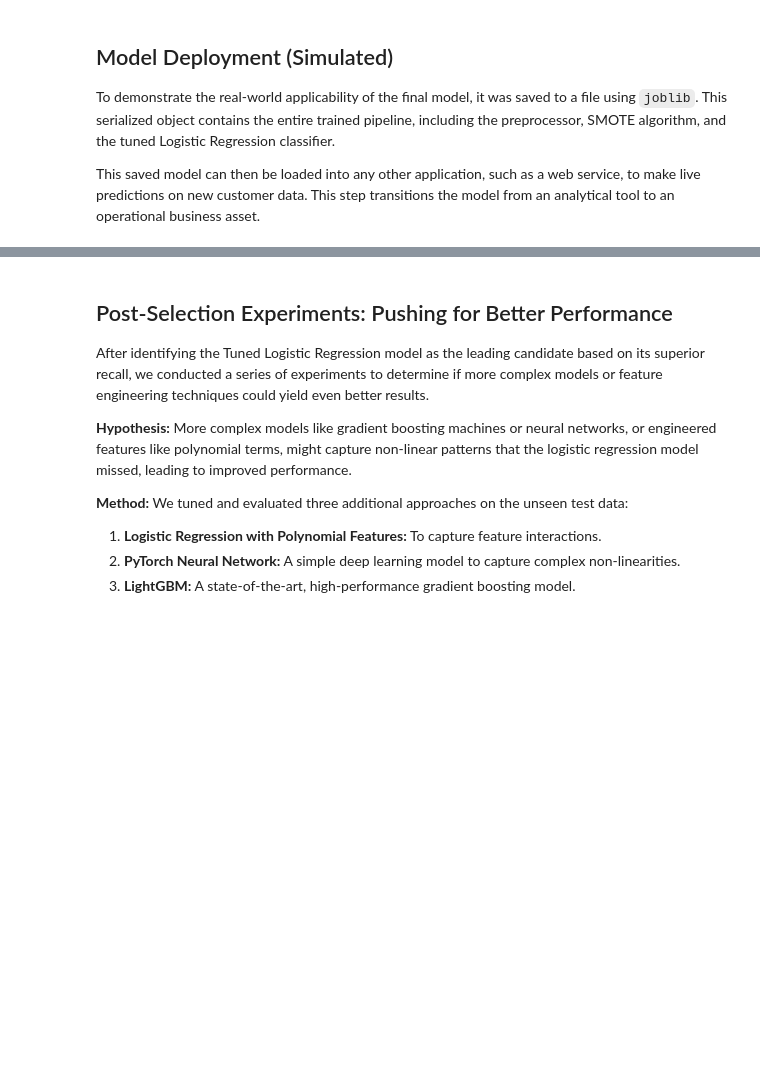
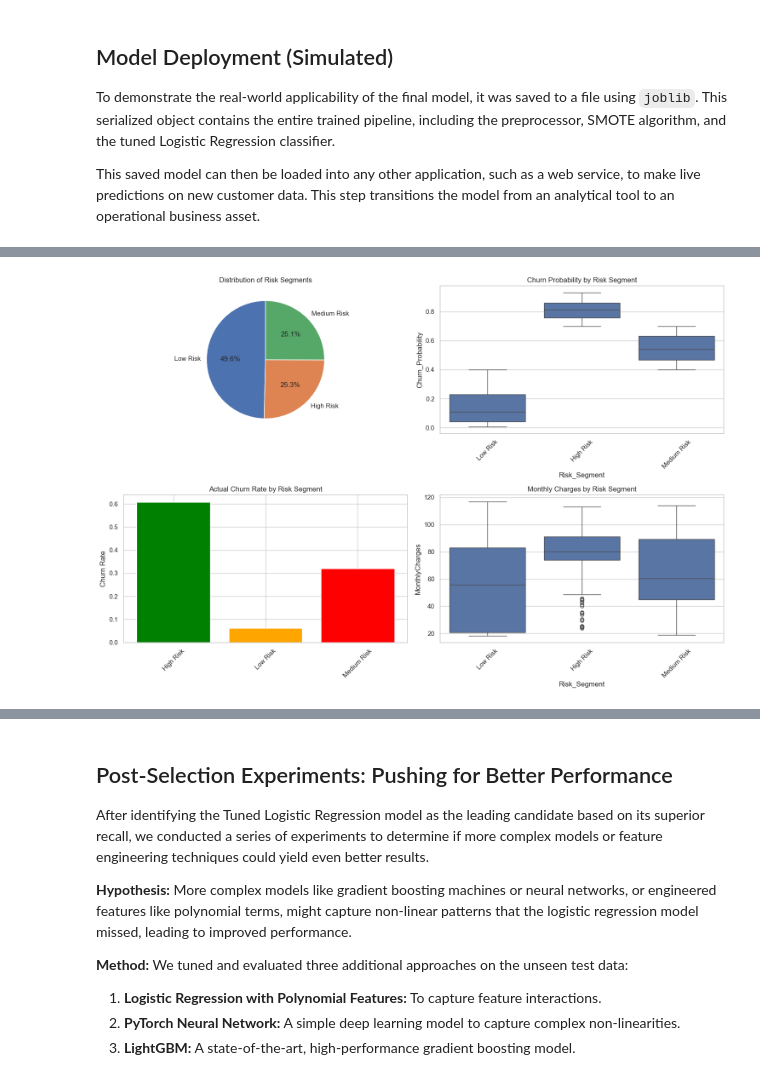
Before and after one commit to T-srikrishna/telco-churn-prediction, a Jupyter notebook: Project_Report.ipynb, the cells around one changed output, grey strips where cells are left out. Cells and saved outputs as stored; diff of their text form; code cells hidden in the pictures; blank space fills up the shorter version.

```diff
--- a/Project_Report.ipynb
+++ b/Project_Report.ipynb
@@ -575,0 +886,67 @@ This saved model can then be loaded into any other application, such as a web se
+# %%
+# Customer Risk Segmentation Analysis
+# Create risk segments based on churn probability
+y_proba_train = best_model.predict_proba(X_train)[:, 1]
+y_proba_test = best_model.predict_proba(X_test)[:, 1]
+
+# Define risk segments
+def categorize_risk(prob):
+    if prob >= 0.7:
+        return "High Risk"
+    elif prob >= 0.4:
+        return "Medium Risk"
+    else:
+        return "Low Risk"
+
+# Apply risk categorization
+X_test_analysis = X_test.copy()
+X_test_analysis['Churn_Probability'] = y_proba_test
+X_test_analysis['Risk_Segment'] = X_test_analysis['Churn_Probability'].apply(categorize_risk)
+X_test_analysis['Actual_Churn'] = y_test
+
+# Analyze characteristics of each risk segment
+print("CUSTOMER RISK SEGMENTATION ANALYSIS")
+print("=" * 60)
+
+risk_analysis = X_test_analysis.groupby('Risk_Segment').agg({
+    'Churn_Probability': ['count', 'mean'],
+    'Actual_Churn': 'mean',
+    'tenure': 'mean',
+    'MonthlyCharges': 'mean',
+    'TotalCharges': 'mean'
+}).round(3)
+
+risk_analysis.columns = ['Customer_Count', 'Avg_Churn_Prob', 'Actual_Churn_Rate',
+                        'Avg_Tenure', 'Avg_Monthly_Charges', 'Avg_Total_Charges']
+
+print("\nRisk Segment Summary:")
+print(risk_analysis)
+
+# Visualize risk segments
+fig, axes = plt.subplots(2, 2, figsize=(15, 10))
+
+# Distribution of risk segments
+risk_counts = X_test_analysis['Risk_Segment'].value_counts()
+axes[0,0].pie(risk_counts.values, labels=risk_counts.index, autopct='%1.1f%%', startangle=90)
+axes[0,0].set_title('Distribution of Risk Segments')
+
+# Churn probability by risk segment
+sns.boxplot(data=X_test_analysis, x='Risk_Segment', y='Churn_Probability', ax=axes[0,1])
+axes[0,1].set_title('Churn Probability by Risk Segment')
+axes[0,1].tick_params(axis='x', rotation=45)
+
+# Actual churn rate by risk segment
+actual_churn_by_segment = X_test_analysis.groupby('Risk_Segment')['Actual_Churn'].mean()
+axes[1,0].bar(actual_churn_by_segment.index, actual_churn_by_segment.values, color=['green', 'orange', 'red'])
+axes[1,0].set_title('Actual Churn Rate by Risk Segment')
+axes[1,0].set_ylabel('Churn Rate')
+axes[1,0].tick_params(axis='x', rotation=45)
+
+# Monthly charges by risk segment
+sns.boxplot(data=X_test_analysis, x='Risk_Segment', y='MonthlyCharges', ax=axes[1,1])
+axes[1,1].set_title('Monthly Charges by Risk Segment')
+axes[1,1].tick_params(axis='x', rotation=45)
+
+plt.tight_layout()
+plt.show()
+# %% [output]
@@ -575,0 +968 @@ This saved model can then be loaded into any other application, such as a web se
+[figure, added]
```
Also changed, not shown: parts of 17 cells of this notebook, 14 other files.
